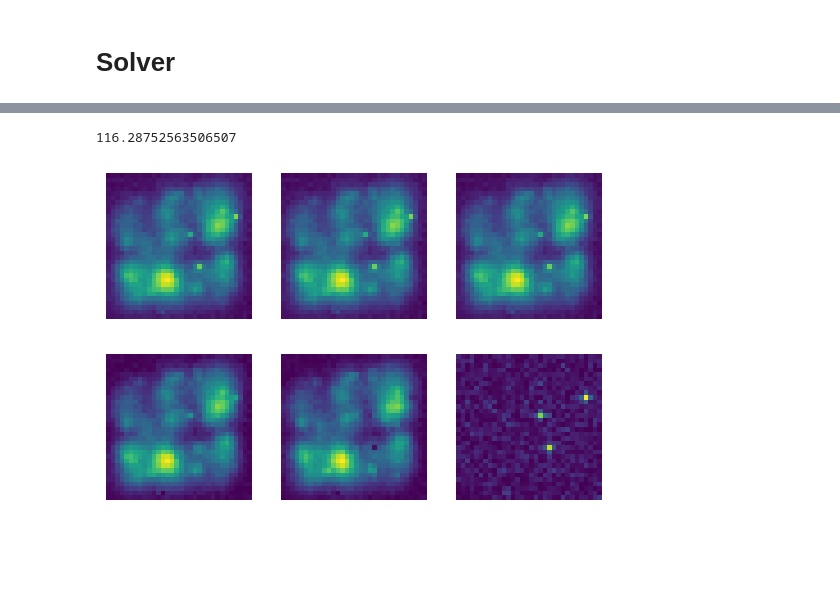
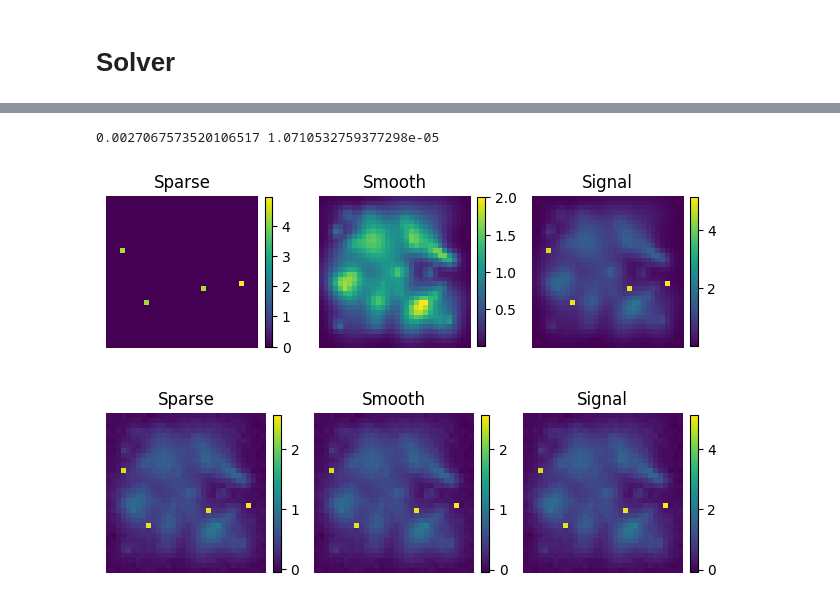
Before and after one commit to vacostaepfl/L1-L2, a Jupyter notebook: main.ipynb, the cells around one changed output, grey strips where cells are left out. Saved outputs shown, nothing was run; the diff lists cells and outputs as text; code cells hidden in the pictures; blank space fills up the shorter version.

```diff
--- a/main.ipynb
+++ b/main.ipynb
@@ -34,14 +34,16 @@ plot_signal(sparse_signal,smooth_signal,signal)
 # %% [markdown]
 # Operator $\phi$
 # %%
-L = 1
+from pyxu.operator import FFT
+L = 2.0
 theta = 0.5
-phi = non_uni_FFT(dim, L, theta)
+op = non_uni_FFT(dim,L,theta, on_grid=True)
+#op = FFT(dim,real=True)
 
-x0 = signal.ravel()
-y0 = pxu.view_as_complex(phi.apply(x0))
+x0 = signal.reshape(-1)
+y0 = op.apply(x0)
 
-pnsr = np.inf
+pnsr = 50
 y = compute_y(y0, pnsr)
 # %% [markdown]
 # Solver
@@ -50,5 +52,5 @@ y = compute_y(y0, pnsr)
 lambda1 = 0
 lambda2 = 0
 
-x1,x2 = solve(y, phi, lambda1, lambda2)
+x1,x2 = composite_solve(y, op, lambda1, lambda2)
 # %% [output]
@@ -73,15 +68,13 @@ ResourceWarning: Enable tracemalloc to get the object allocation traceback
 # %%
 sparse_rcstr, smooth_rcstr, signal_rcstr = map(
     lambda x: x.reshape(dim), (x1, x2, x1 + x2)
 )
-plot_signal(sparse_rcstr, smooth_rcstr, signal_rcstr)
-plot_signal(
-    np.abs(sparse_rcstr - sparse_signal),
-    np.abs(smooth_rcstr - smooth_signal),
-    np.abs(signal_rcstr - signal),
-)
-print(np.abs(signal_rcstr - signal).sum())
+
+plot_signal(sparse_signal, smooth_signal)
+plot_signal(sparse_rcstr, smooth_rcstr)
+
+print(nmse(signal,signal_rcstr), wasserstein_dist(signal,signal_rcstr))
 # %% [output]
-116.28752563506507
+0.0027067573520106517 1.0710532759377298e-05
-[figure, old version]
+[figure, new version]
-[figure, old version]
+[figure, new version]
```
Also changed, not shown: parts of 3 cells of this notebook, 4 other files.
